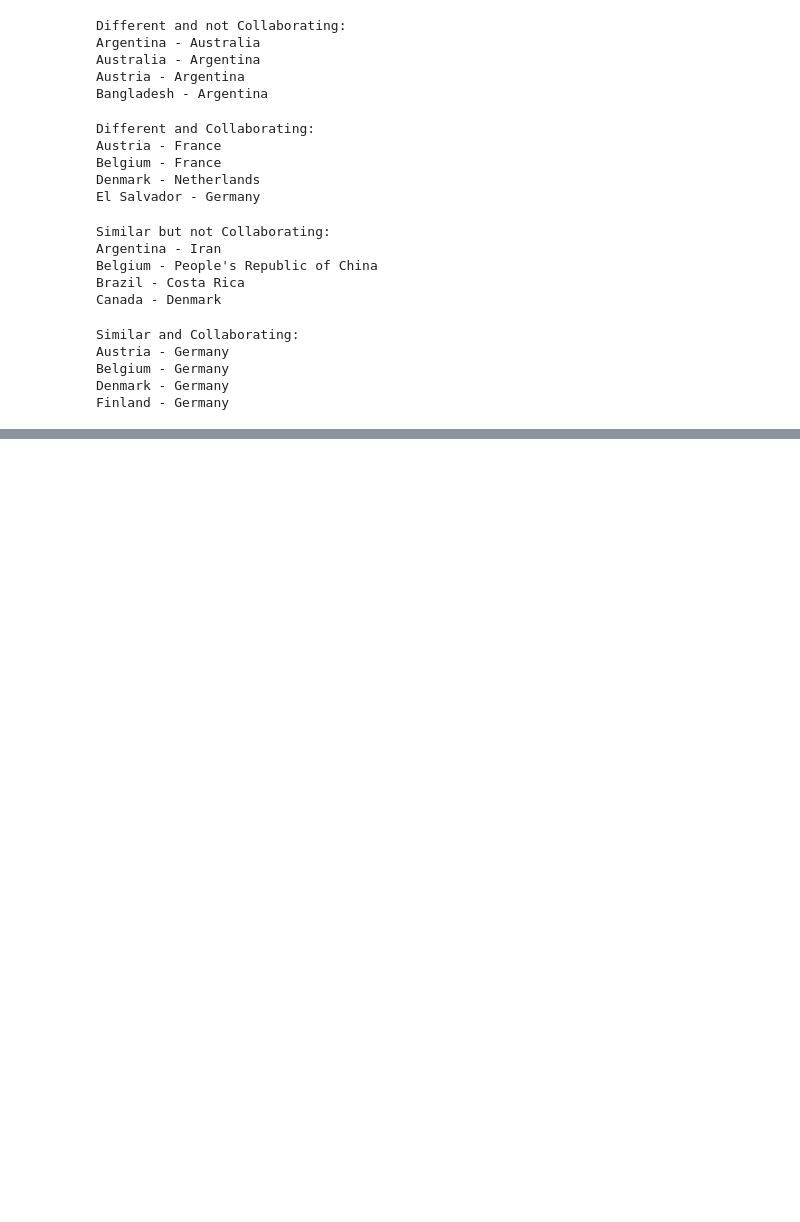
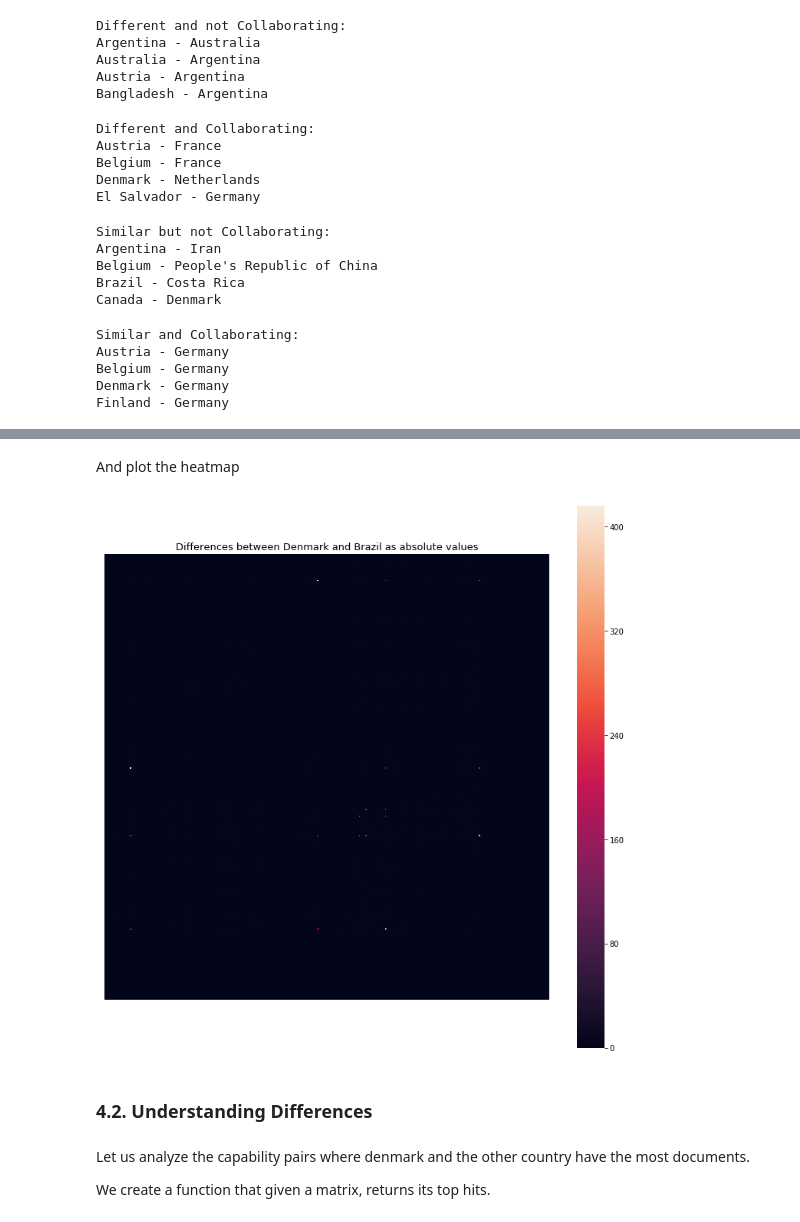
Before and after one commit to duarteocarmo/technological_capabilities, a Jupyter notebook: notebooks/2_1_Capability Correlations_Countries.ipynb, the cells around one changed output, grey strips where cells are left out. Cells and saved outputs as stored; diff of their text form; code cells hidden in the pictures; blank space fills up the shorter version.

```diff
--- a/notebooks/2_1_Capability Correlations_Countries.ipynb
+++ b/notebooks/2_1_Capability Correlations_Countries.ipynb
@@ -986,0 +1024,18 @@ Finland - Germany
+# %%
+cap_diff = np.absolute(dk_matrix - scnd_matrix)
+# %% [markdown]
+And plot the heatmap
+# %%
+plt.subplots(1,1,figsize=(13, 13))
+plt.subplot(111)
+sns.heatmap(cap_diff, square=True, yticklabels=False, xticklabels=False)
+plt.title('Differences between Denmark and {} as absolute values'.format(compare_with), size=13)
+plt.show()
+# %% [output]
+[figure, added]
+# %% [markdown]
+### 4.2. Understanding Differences <a class="anchor" id="four-two"></a>
+# %% [markdown]
+Let us analyze the capability pairs where denmark and the other country have the most documents.
+
+We create a function that given a matrix, returns its top hits.
```
Also changed, not shown: parts of 16 cells of this notebook.
